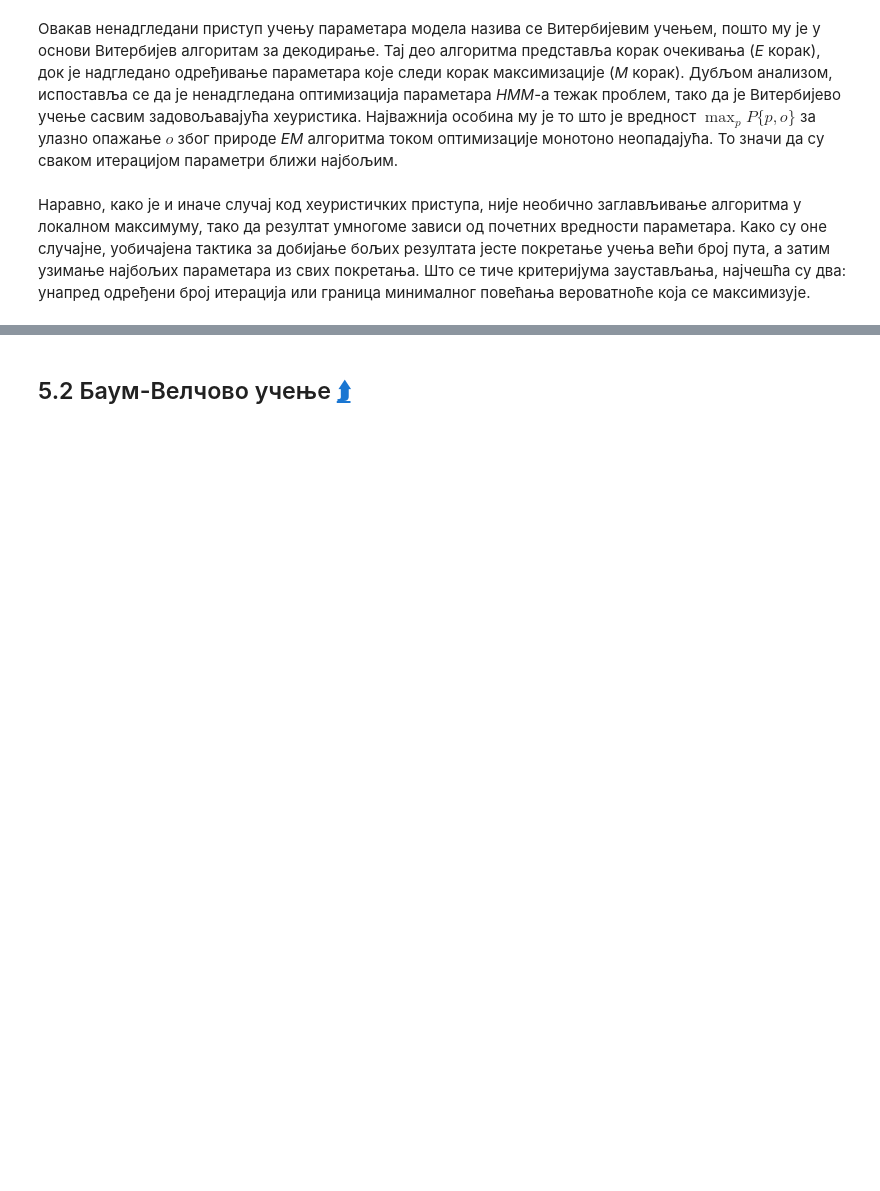
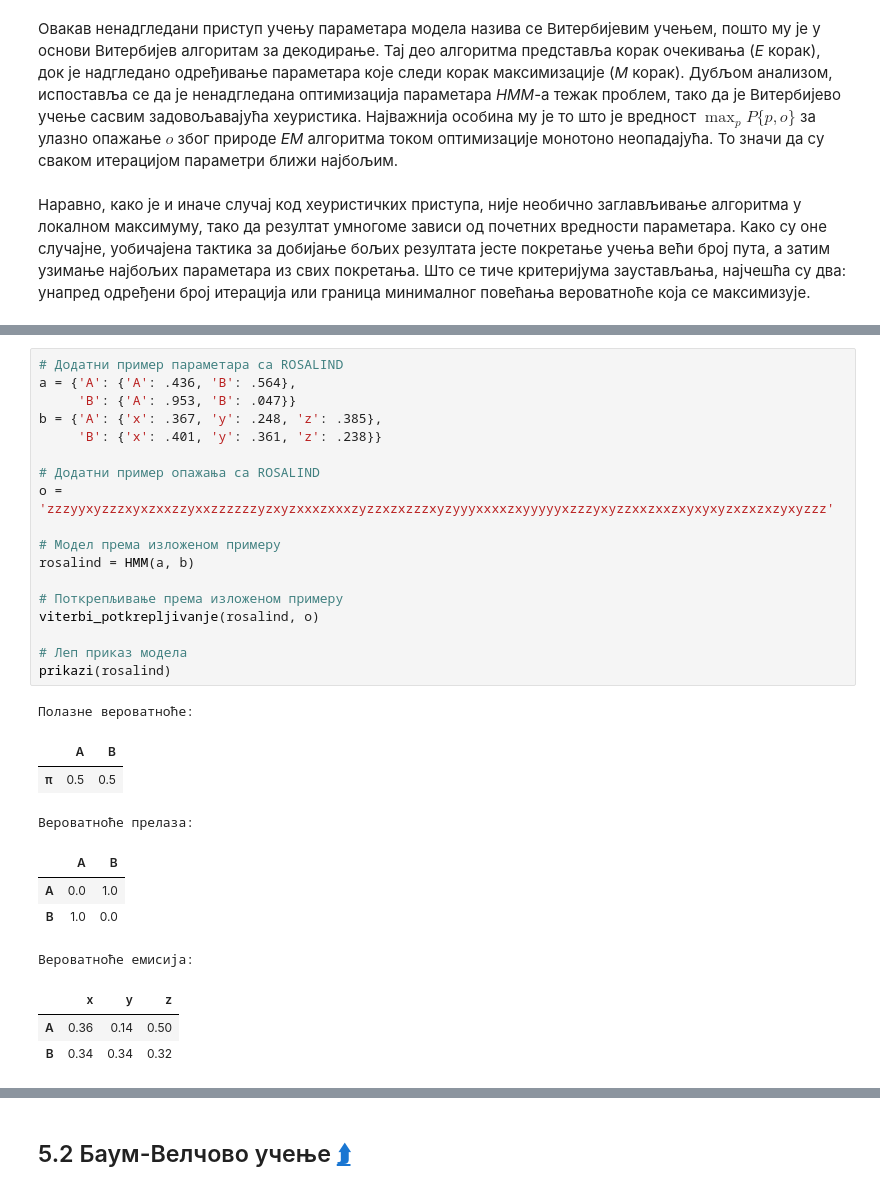
Before and after one commit to matfija/HMM-u-bioinformatici, a Jupyter notebook: lekcija/HMM-u-bioinformatici.ipynb, the cells around one changed output, grey strips where cells are left out. Cells and saved outputs as stored; diff of their text form; blank space fills up the shorter version.

```diff
--- a/lekcija/HMM-u-bioinformatici.ipynb
+++ b/lekcija/HMM-u-bioinformatici.ipynb
@@ -5108,0 +5155,30 @@ prikazi(kockarnica2)
+# %%
+# Додатни пример параметара са ROSALIND
+a = {'A': {'A': .436, 'B': .564},
+     'B': {'A': .953, 'B': .047}}
+b = {'A': {'x': .367, 'y': .248, 'z': .385},
+     'B': {'x': .401, 'y': .361, 'z': .238}}
+
+# Додатни пример опажања са ROSALIND
+o = 'zzzyyxyzzzxyxzxxzzyxxzzzzzzyzxyzxxxzxxxzyzzxzxzzzxyzyyyxxxxzxyyyyyxzzzyxyzzxxzxxzxyxyxyzxzxzxzyxyzzz'
+
+# Модел према изложеном примеру
+rosalind = HMM(a, b)
+
+# Поткрепљивање према изложеном примеру
+viterbi_potkrepljivanje(rosalind, o)
+
+# Леп приказ модела
+prikazi(rosalind)
+# %% [output]
+Полазне вероватноће:
+|  | A | B |
+| π | 0.5 | 0.5 |
+Вероватноће прелаза:
+|  | A | B |
+| A | 0.0 | 1.0 |
+| B | 1.0 | 0.0 |
+Вероватноће емисија:
+|  | x | y | z |
+| A | 0.36 | 0.14 | 0.50 |
+| B | 0.34 | 0.34 | 0.32 |
```
Also changed, not shown: parts of 21 cells of this notebook, 4 other files.
